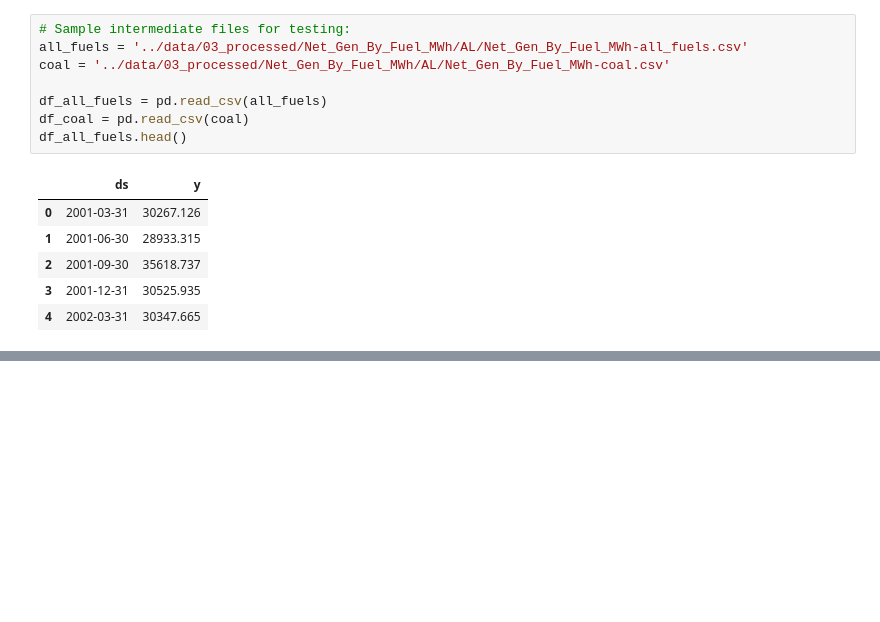
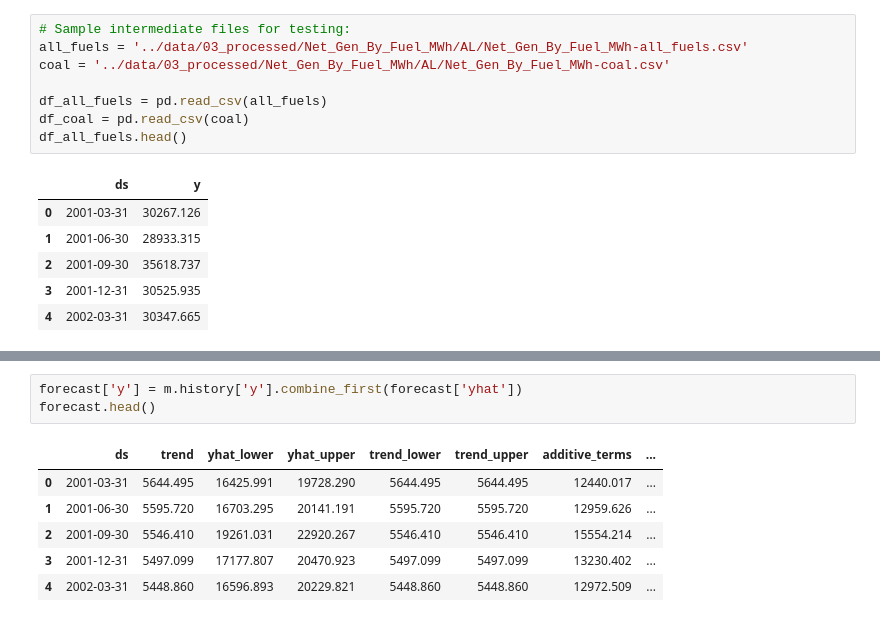
Before and after one commit to devanshmalik/emissions-oracle, a Jupyter notebook: notebooks/0.5-create-base-models-and-forecasts.ipynb, the cells around one changed output, grey strips where cells are left out. Drawn from its saved outputs; the diff is of its cells as text; blank space fills up the shorter version.

```diff
--- a/notebooks/0.5-create-base-models-and-forecasts.ipynb
+++ b/notebooks/0.5-create-base-models-and-forecasts.ipynb
@@ -113,3 +127,13 @@ Iteration 112. Log joint probability =    177.424. Improved by 8.07245e-09.
+# %%
+forecast['y'] = m.history['y'].combine_first(forecast['yhat'])
+forecast.head()
+# %% [output]
+|  | ds | trend | yhat_lower | yhat_upper | trend_lower | trend_upper | additive_terms | ... |
+| 0 | 2001-03-31 | 5644.495 | 16425.991 | 19728.290 | 5644.495 | 5644.495 | 12440.017 | ... |
+| 1 | 2001-06-30 | 5595.720 | 16703.295 | 20141.191 | 5595.720 | 5595.720 | 12959.626 | ... |
+| 2 | 2001-09-30 | 5546.410 | 19261.031 | 22920.267 | 5546.410 | 5546.410 | 15554.214 | ... |
+| 3 | 2001-12-31 | 5497.099 | 17177.807 | 20470.923 | 5497.099 | 5497.099 | 13230.402 | ... |
+| 4 | 2002-03-31 | 5448.860 | 16596.893 | 20229.821 | 5448.860 | 5448.860 | 12972.509 | ... |
 # %%
 # Test function after adding to script
 from d04_modelling.create_prophet_models import train_all_models
```
Also changed, not shown: parts of 10 cells of this notebook, 2 other files.
